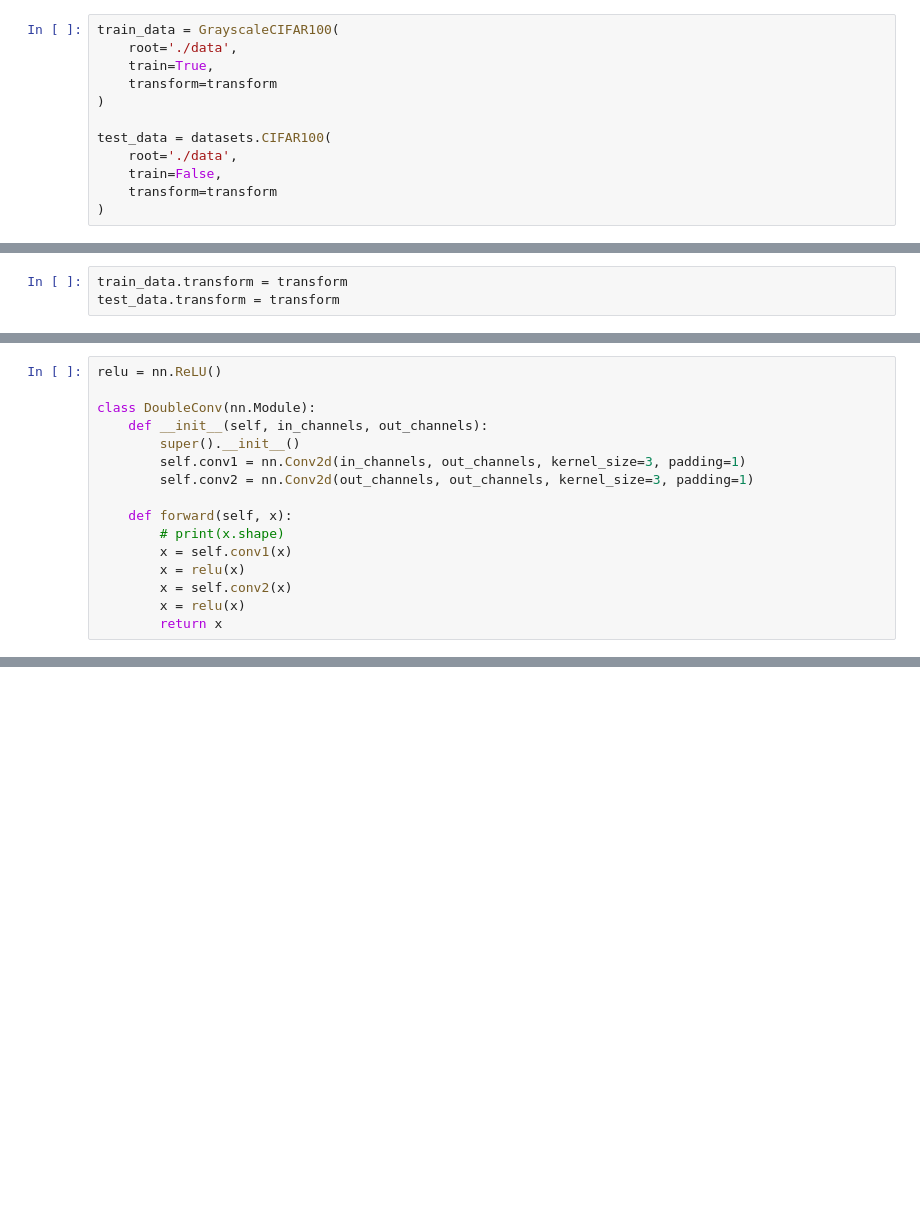
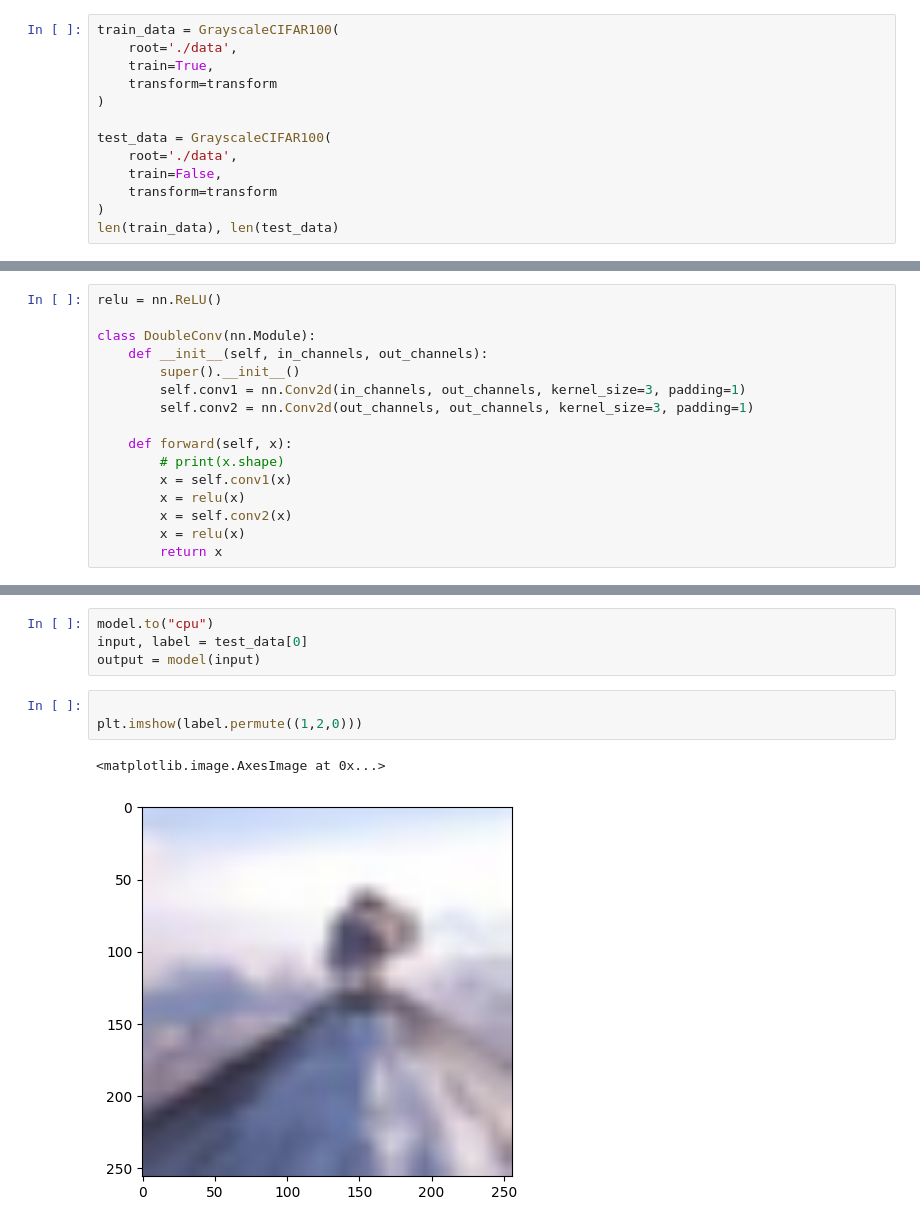
Before and after one commit to walkidni/grayscale-image-colorization, a Jupyter notebook: u-net_colorization.ipynb, the cells around one changed output, grey strips where cells are left out. Saved outputs shown, nothing was run; the diff lists cells and outputs as text; blank space fills up the shorter version.

```diff
--- a/u-net_colorization.ipynb
+++ b/u-net_colorization.ipynb
@@ -40,8 +40,9 @@ train_data = GrayscaleCIFAR100(
     transform=transform
 )
 
-test_data = datasets.CIFAR100(
+test_data = GrayscaleCIFAR100(
     root='./data',
     train=False,
     transform=transform
 )
+len(train_data), len(test_data)
@@ -48,3 +52,0 @@ test_data = datasets.CIFAR100(
-# %%
-train_data.transform = transform
-test_data.transform = transform
@@ -229,0 +328,10 @@ Error:
+# %%
+model.to("cpu")
+input, label = test_data[0]
+output = model(input)
+# %%
+
+plt.imshow(label.permute((1,2,0)))
+# %% [output]
+<matplotlib.image.AxesImage at 0x...>
+[figure, added]
```
Also changed, not shown: parts of 12 cells of this notebook.
